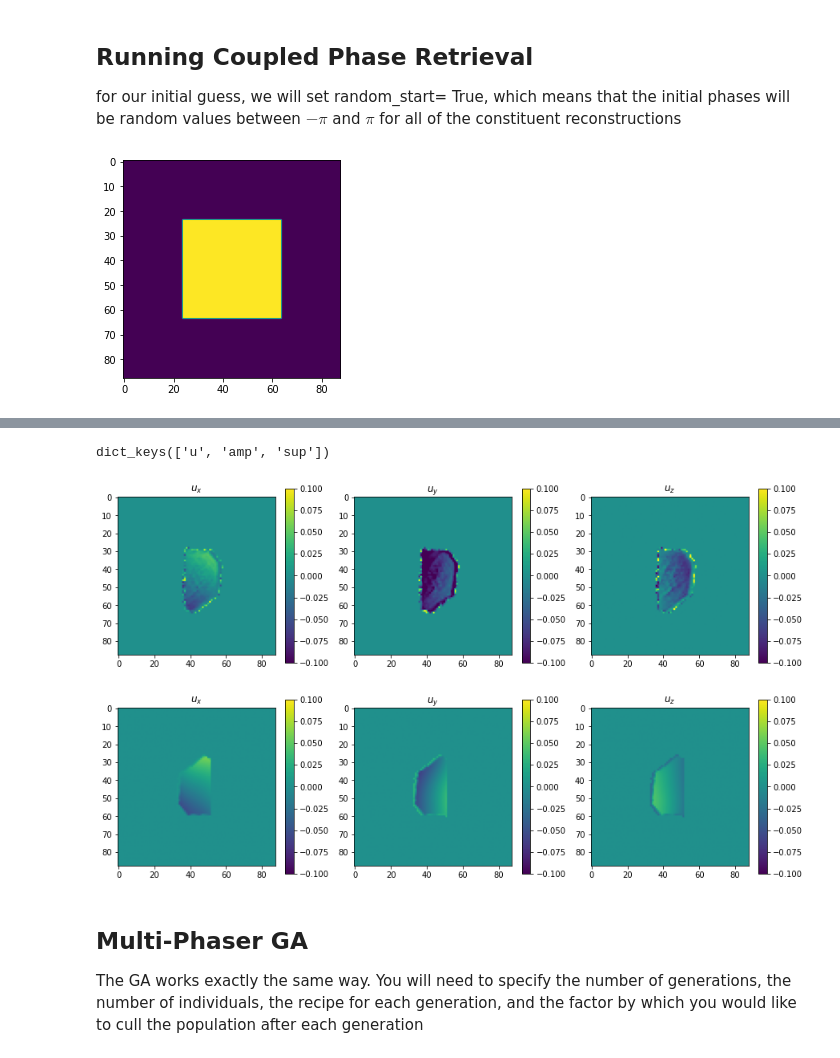
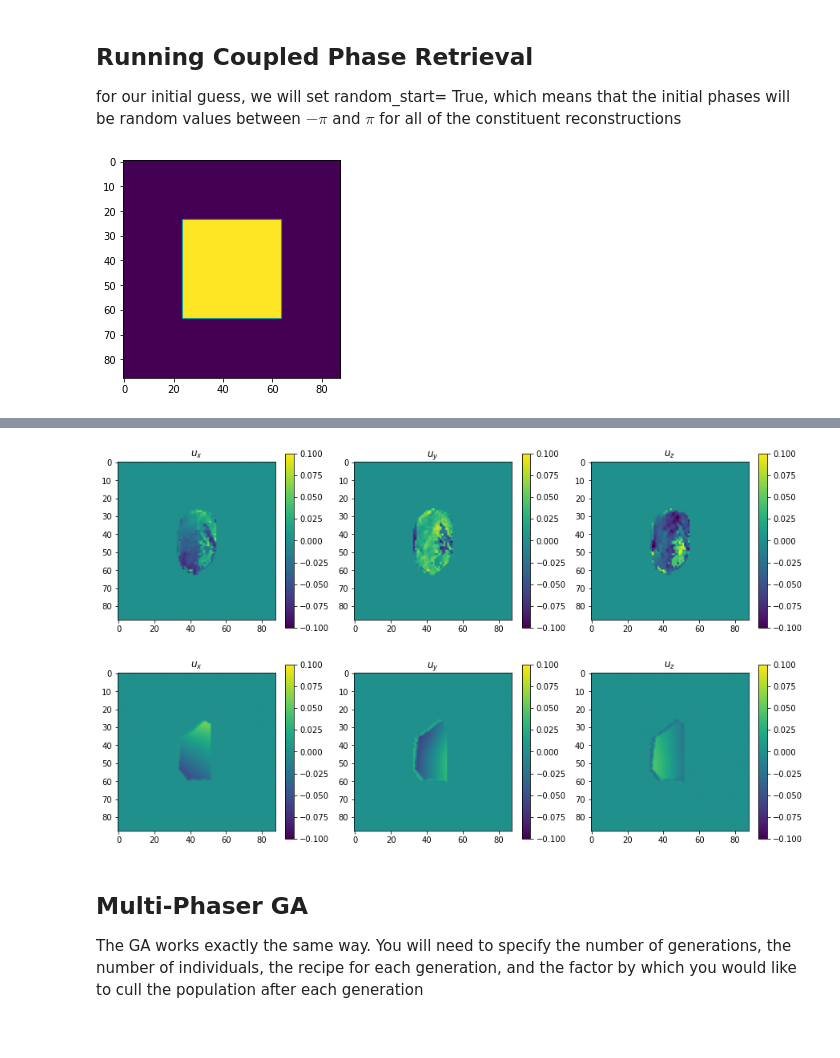
Before and after one commit to siddharth-maddali/Phaser, a Jupyter notebook: Tutorial.ipynb, the cells around one changed output, grey strips where cells are left out. Saved outputs shown, nothing was run; the diff lists cells and outputs as text; code cells hidden in the pictures.

```diff
--- a/Tutorial.ipynb
+++ b/Tutorial.ipynb
@@ -158,12 +144,12 @@ plt.show()
 
 
 
-Phaser = cpr(data,qs,supp,0.3579,random_start=True,free_vox_mask=mask)
+Phaser = cpr(data,qs,supp,0.3579,random_start=True)
 Phaser.run_recipes(recipes)
 vals = Phaser.extract_vals()
-print(vals.keys())
+uu,amp,supp = unpack_obj(vals)
 
-plot_u(vals['u'],(-0.1,0.1))
+plot_u(uu,(-0.1,0.1))
 plot_u(center_u(u,sup==1),(-0.1,0.1))
 # %% [output]
 [figure]
@@ -175,5 +161,4 @@ To enable them in other operations, rebuild TensorFlow with the appropriate comp
-dict_keys(['u', 'amp', 'sup'])
-[figure, old version]
+[figure, new version]
 [figure]
 # %% [markdown]
 ## Multi-Phaser GA ##
```
Also changed, not shown: parts of 5 cells of this notebook, 15 other files.
